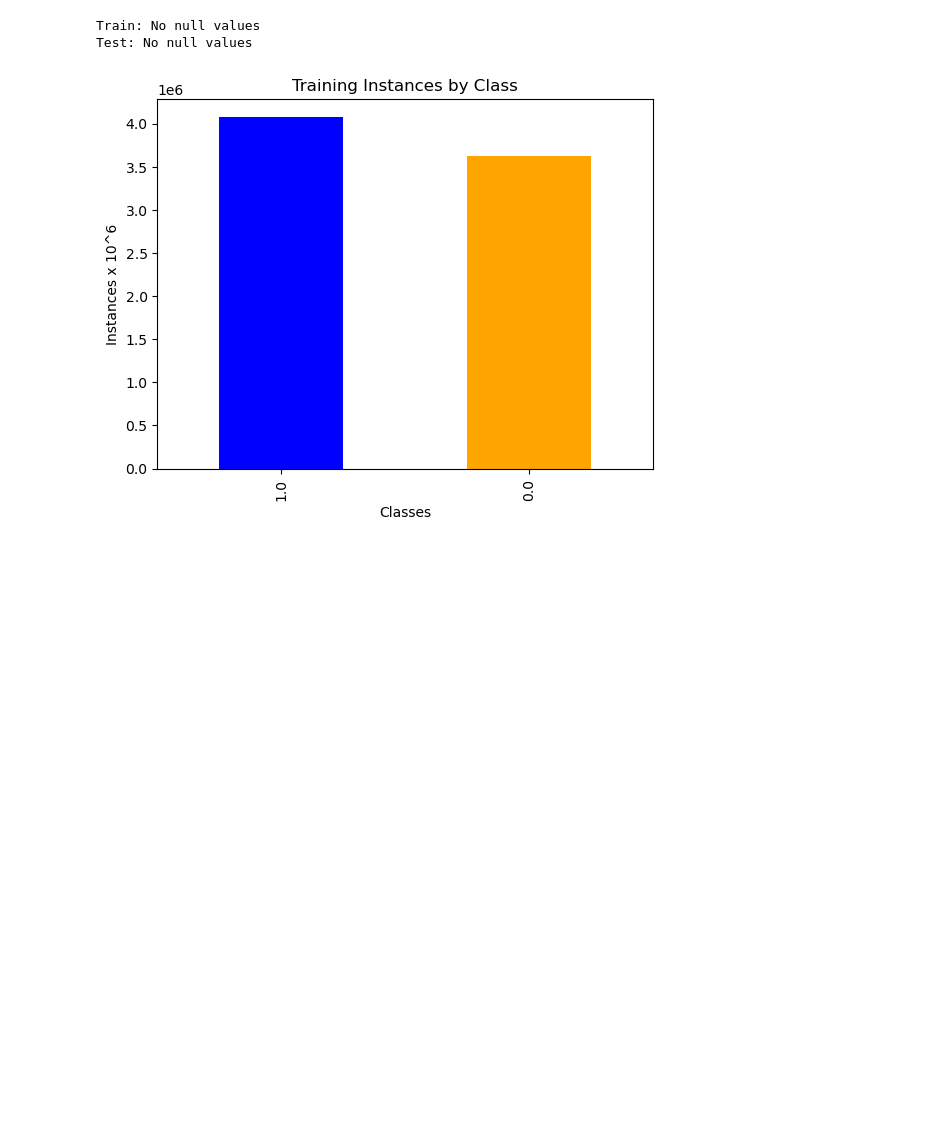
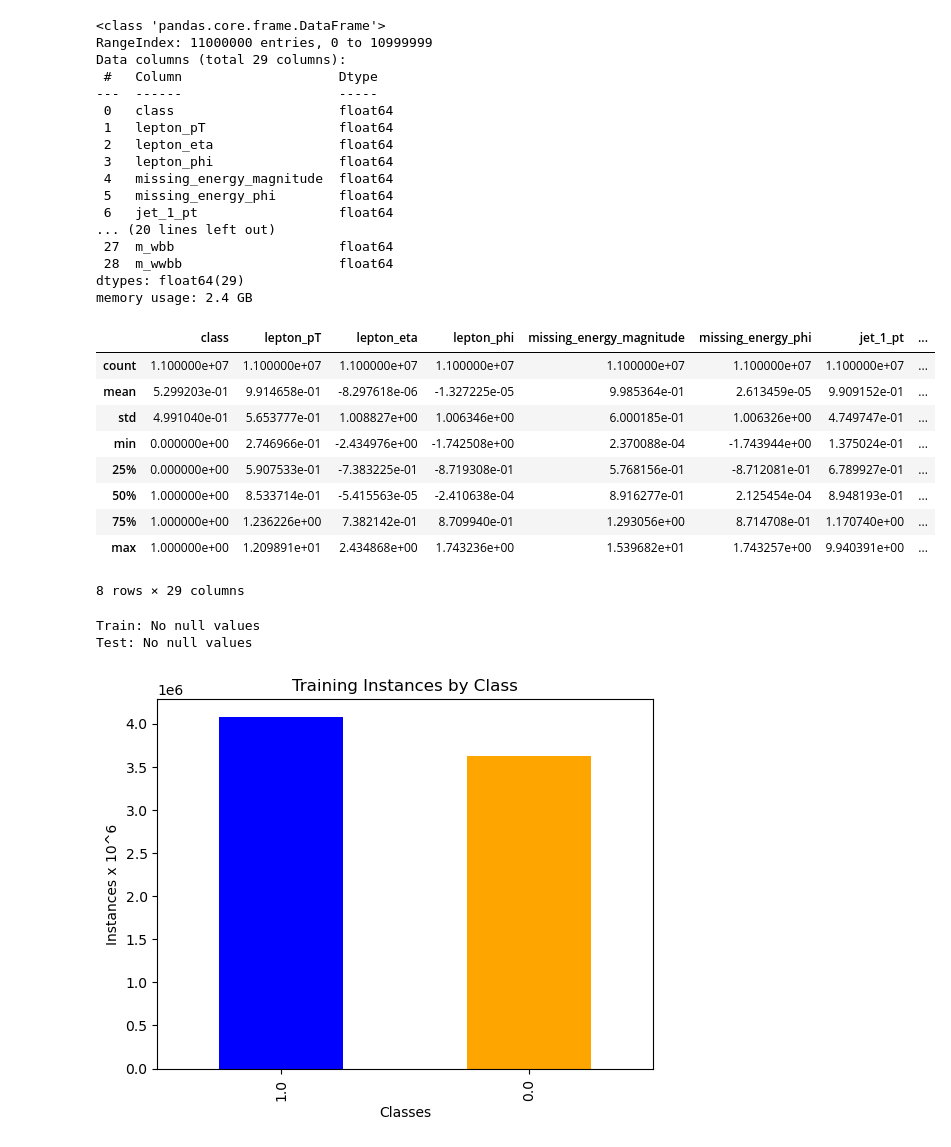
Before and after one commit to skembr01/Higgs_NN_Classifier, a Jupyter notebook: notebook.ipynb, the cells around one changed output. Cells and saved outputs as stored; diff of their text form; code cells hidden in the pictures; blank space fills up the shorter version.

```diff
--- a/notebook.ipynb
+++ b/notebook.ipynb
@@ -23 +40,33 @@ train, test = train_test_split(df, test_size = 0.3, random_state = 42)
+# %%
+df.info()
+print('\n')
+df.describe()
+# %% [output]
+<class 'pandas.core.frame.DataFrame'>
+RangeIndex: 11000000 entries, 0 to 10999999
+Data columns (total 29 columns):
+ #   Column                    Dtype
+---  ------                    -----
+ 0   class                     float64
+ 1   lepton_pT                 float64
+ 2   lepton_eta                float64
+ 3   lepton_phi                float64
+ 4   missing_energy_magnitude  float64
+ 5   missing_energy_phi        float64
+ 6   jet_1_pt                  float64
+... (20 lines left out)
+ 27  m_wbb                     float64
+ 28  m_wwbb                    float64
+dtypes: float64(29)
+memory usage: 2.4 GB
+|  | class | lepton_pT | lepton_eta | lepton_phi | missing_energy_magnitude | missing_energy_phi | jet_1_pt | ... |
+| count | 1.100000e+07 | 1.100000e+07 | 1.100000e+07 | 1.100000e+07 | 1.100000e+07 | 1.100000e+07 | 1.100000e+07 | ... |
+| mean | 5.299203e-01 | 9.914658e-01 | -8.297618e-06 | -1.327225e-05 | 9.985364e-01 | 2.613459e-05 | 9.909152e-01 | ... |
+| std | 4.991040e-01 | 5.653777e-01 | 1.008827e+00 | 1.006346e+00 | 6.000185e-01 | 1.006326e+00 | 4.749747e-01 | ... |
+| min | 0.000000e+00 | 2.746966e-01 | -2.434976e+00 | -1.742508e+00 | 2.370088e-04 | -1.743944e+00 | 1.375024e-01 | ... |
+| 25% | 0.000000e+00 | 5.907533e-01 | -7.383225e-01 | -8.719308e-01 | 5.768156e-01 | -8.712081e-01 | 6.789927e-01 | ... |
+| 50% | 1.000000e+00 | 8.533714e-01 | -5.415563e-05 | -2.410638e-04 | 8.916277e-01 | 2.125454e-04 | 8.948193e-01 | ... |
+| 75% | 1.000000e+00 | 1.236226e+00 | 7.382142e-01 | 8.709940e-01 | 1.293056e+00 | 8.714708e-01 | 1.170740e+00 | ... |
+| max | 1.000000e+00 | 1.209891e+01 | 2.434868e+00 | 1.743236e+00 | 1.539682e+01 | 1.743257e+00 | 9.940391e+00 | ... |
+8 rows × 29 columns
 # %%
```
Also changed, not shown: parts of 7 cells of this notebook.
